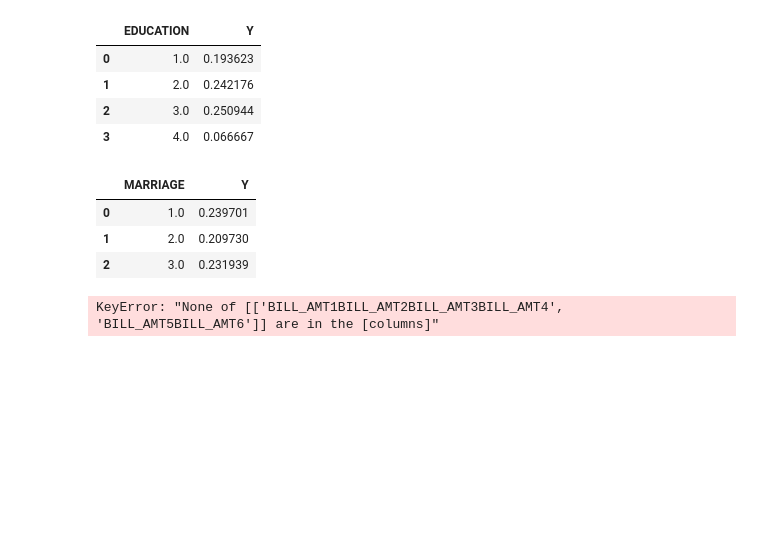
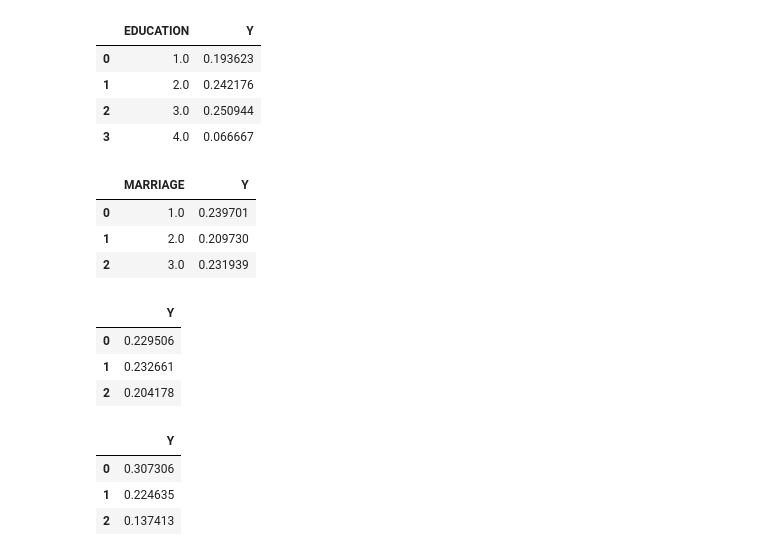
Before and after one commit to BA545-SP2019/2019-competition2-3-musketeers, a Jupyter notebook: Stuart/K_Means-Stuart.ipynb, the cells around one changed output. Saved outputs shown, nothing was run; the diff lists cells and outputs as text; code cells hidden in the pictures; blank space fills up the shorter version.

```diff
--- a/Stuart/K_Means-Stuart.ipynb
+++ b/Stuart/K_Means-Stuart.ipynb
@@ -368,23 +393,3 @@ df_train[['MARRIAGE', "Y"]].groupby([ df_train['MARRIAGE'], ], as_index=False).m
 | 0 | 1.0 | 0.239701 |
 | 1 | 2.0 | 0.209730 |
 | 2 | 3.0 | 0.231939 |
-# %%
-#plot the first grouping of features
-custom_df = df.loc[:, ['BILL_AMT1' 'BILL_AMT2' 'BILL_AMT3' 'BILL_AMT4', 'BILL_AMT5' 'BILL_AMT6']]
-fig = plt.figure(figsize=(10,8))
-
-plt.subplot(3,1,1)
-ax1 = custom_df['SEX'].value_counts().plot(kind='bar')
-ax1.set_title('SEX')
-
-plt.subplot(3,1,2)
-ax2 = custom_df['EDUCATION'].value_counts().plot(kind='bar')
-ax2.set_title('EDUCATION')
-
-plt.subplot(3,1,3)
-ax3 = custom_df['MARRIAGE'].value_counts().plot(kind='bar')
-ax3.set_title('MARRIAGE')
-
-plt.tight_layout()
-# %% [output]
-KeyError: "None of [['BILL_AMT1BILL_AMT2BILL_AMT3BILL_AMT4', 'BILL_AMT5BILL_AMT6']] are in the [columns]"
@@ -400,0 +396,20 @@ df_train[["BILL_AMT1", "Y"]].groupby(['BILL_AMT1'], as_index=False).mean().sort_
+# %%
+# Train to determine the impact of the AVG_BILL_AMT scores on Defaulting "Y"
+# 3 bin ranges: "up_to $10k", "from_10k-50k", "above_50k"
+
+df_train[['bin_AVG_BILL_AMT', "Y"]].groupby([ df_train['bin_AVG_BILL_AMT'], ], as_index=False).mean()
+# %% [output]
+|  | Y |
+| 0 | 0.229506 |
+| 1 | 0.232661 |
+| 2 | 0.204178 |
+# %%
+# Train to determine the impact of the AVG_PAY_AMT scores on Defaulting "Y"
+# 3 bin ranges: "up_to $1,500", "from_$1,500-4,000", "above_$4,000"
+
+df_train[['bin_AVG_PAY_AMT', "Y"]].groupby([ df_train['bin_AVG_PAY_AMT'], ], as_index=False).mean()
+# %% [output]
+|  | Y |
+| 0 | 0.307306 |
+| 1 | 0.224635 |
+| 2 | 0.137413 |
```
Also changed, not shown: parts of 25 cells of this notebook.
